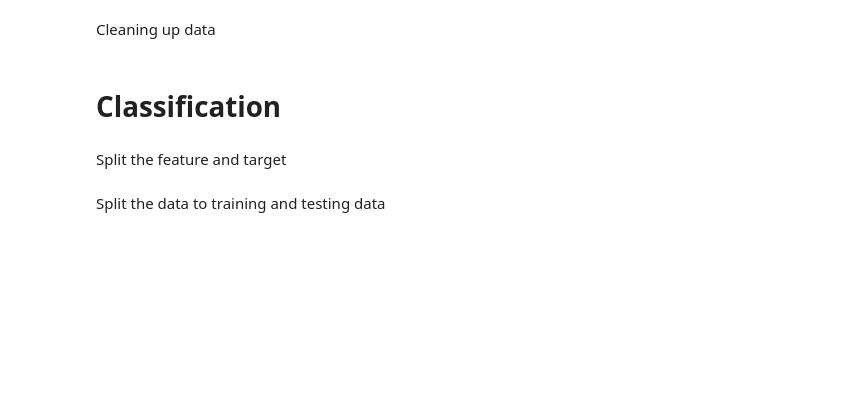
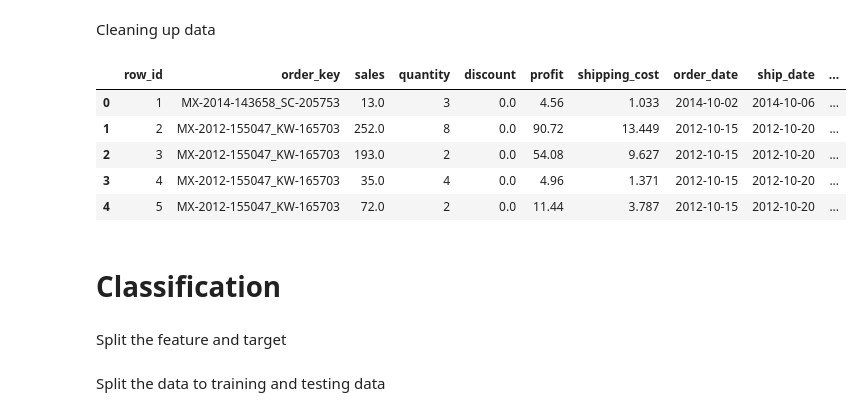
Before and after one commit to Joes131205/product-recommender, a Jupyter notebook: notebook/index.ipynb, the cells around one changed output. Saved outputs shown, nothing was run; the diff lists cells and outputs as text; code cells hidden in the pictures; blank space fills up the shorter version.

```diff
--- a/notebook/index.ipynb
+++ b/notebook/index.ipynb
@@ -61,30 +63,39 @@ Cleaning up data
 # %%
 # Deduplicate
 dupes = df.duplicated().sum()
 if dupes > 0:
     df = df.drop_duplicates().reset_index(drop=True)
 
 # Text Normalization
 cols_to_be_text_normalized = [
     "ship_mode",
     "order_priority",
     "segment",
     "category",
     "sub_category",
     "product_name",
 ]
 
 for col in cols_to_be_text_normalized:
     df[col] = df[col].astype(str).str.lower().str.strip()
 
 # Date
 cols_to_be_date_formatted = [
     "order_date",
     "ship_date",
 ]
 
 for col in cols_to_be_date_formatted:
     df[col] = pd.to_datetime(df[col])
+
+df.head()
+# %% [output]
+|  | row_id | order_key | sales | quantity | discount | profit | shipping_cost | order_date | ship_date | ... |
+| 0 | 1 | MX-2014-143658_SC-205753 | 13.0 | 3 | 0.0 | 4.56 | 1.033 | 2014-10-02 | 2014-10-06 | ... |
+| 1 | 2 | MX-2012-155047_KW-165703 | 252.0 | 8 | 0.0 | 90.72 | 13.449 | 2012-10-15 | 2012-10-20 | ... |
+| 2 | 3 | MX-2012-155047_KW-165703 | 193.0 | 2 | 0.0 | 54.08 | 9.627 | 2012-10-15 | 2012-10-20 | ... |
+| 3 | 4 | MX-2012-155047_KW-165703 | 35.0 | 4 | 0.0 | 4.96 | 1.371 | 2012-10-15 | 2012-10-20 | ... |
+| 4 | 5 | MX-2012-155047_KW-165703 | 72.0 | 2 | 0.0 | 11.44 | 3.787 | 2012-10-15 | 2012-10-20 | ... |
 # %% [markdown]
 # Classification
 # %%
```
Also changed, not shown: parts of 13 cells of this notebook, 7 other files.
